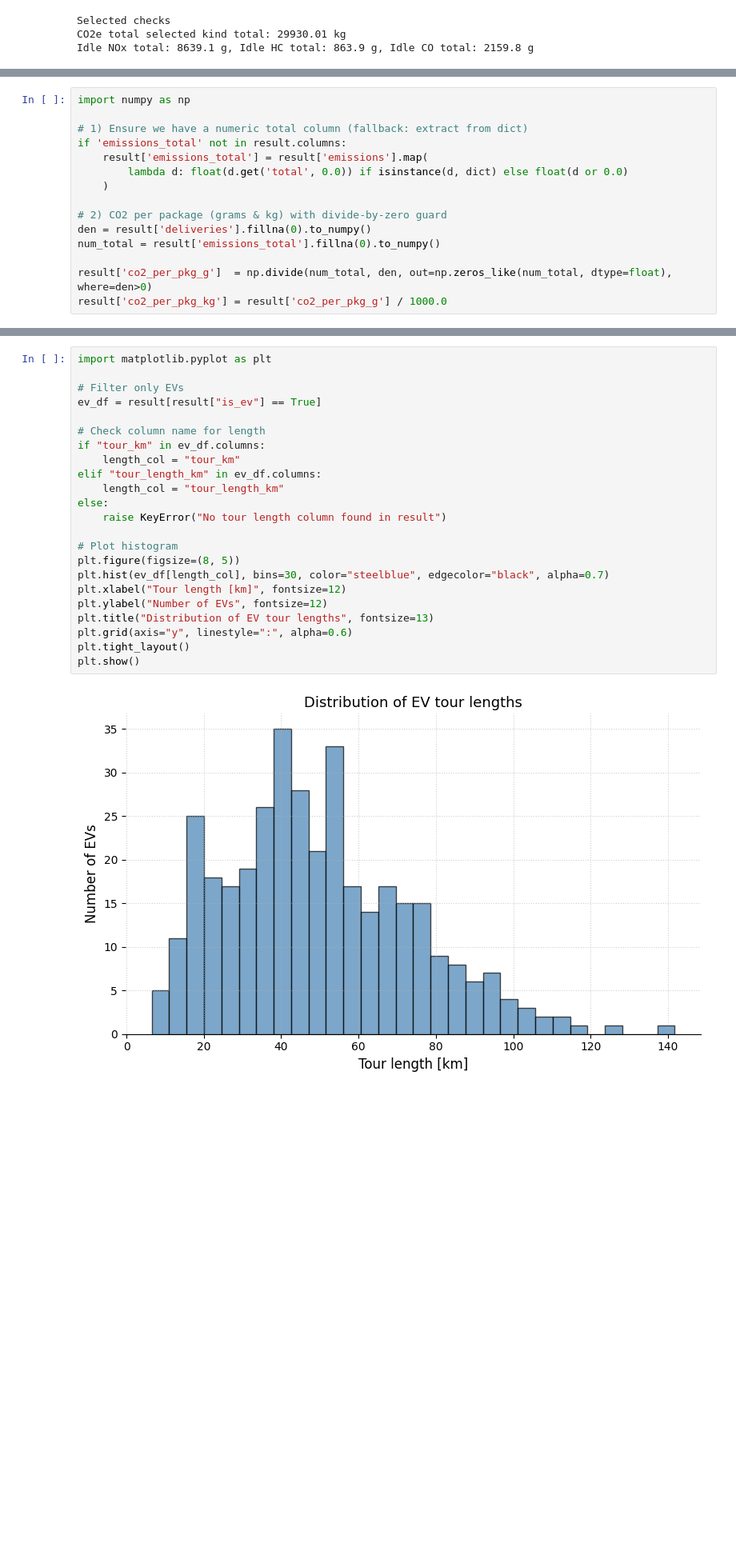
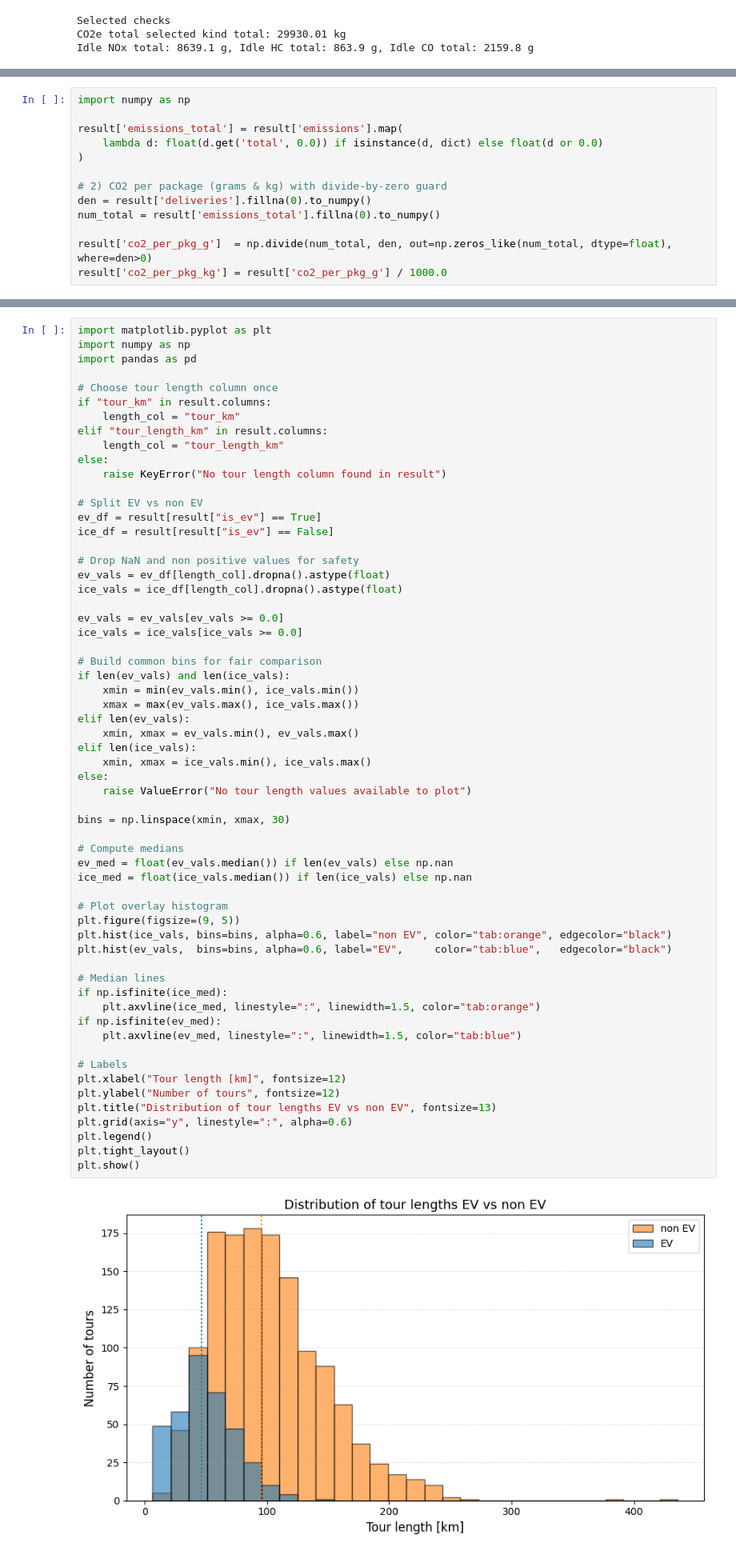
Before and after one commit to TUBS-IVS/HAGRID, a Jupyter notebook: parcel-analysis/result-analysis-impact.ipynb, the cells around one changed output, grey strips where cells are left out. Shown at 80% size. Cells and saved outputs as stored; diff of their text form; blank space fills up the shorter version.

```diff
--- a/parcel-analysis/result-analysis-impact.ipynb
+++ b/parcel-analysis/result-analysis-impact.ipynb
@@ -4297,11 +4195,9 @@ Name: emissions, Length: 1715, dtype: object
 # %%
 import numpy as np
 
-# 1) Ensure we have a numeric total column (fallback: extract from dict)
-if 'emissions_total' not in result.columns:
-    result['emissions_total'] = result['emissions'].map(
-        lambda d: float(d.get('total', 0.0)) if isinstance(d, dict) else float(d or 0.0)
-    )
+result['emissions_total'] = result['emissions'].map(
+    lambda d: float(d.get('total', 0.0)) if isinstance(d, dict) else float(d or 0.0)
+)
 
 # 2) CO2 per package (grams & kg) with divide-by-zero guard
 den = result['deliveries'].fillna(0).to_numpy()
@@ -4320,28 +4824,65 @@ np.float64(21111.834665147242)
 # %%
 import matplotlib.pyplot as plt
+import numpy as np
+import pandas as pd
 
-# Filter only EVs
-ev_df = result[result["is_ev"] == True]
-
-# Check column name for length
-if "tour_km" in ev_df.columns:
+# Choose tour length column once
+if "tour_km" in result.columns:
     length_col = "tour_km"
-elif "tour_length_km" in ev_df.columns:
+elif "tour_length_km" in result.columns:
     length_col = "tour_length_km"
 else:
     raise KeyError("No tour length column found in result")
 
-# Plot histogram
-plt.figure(figsize=(8, 5))
-plt.hist(ev_df[length_col], bins=30, color="steelblue", edgecolor="black", alpha=0.7)
+# Split EV vs non EV
+ev_df = result[result["is_ev"] == True]
+ice_df = result[result["is_ev"] == False]
+
+# Drop NaN and non positive values for safety
+ev_vals = ev_df[length_col].dropna().astype(float)
+ice_vals = ice_df[length_col].dropna().astype(float)
+
+ev_vals = ev_vals[ev_vals >= 0.0]
+ice_vals = ice_vals[ice_vals >= 0.0]
+
+# Build common bins for fair comparison
+if len(ev_vals) and len(ice_vals):
+    xmin = min(ev_vals.min(), ice_vals.min())
+    xmax = max(ev_vals.max(), ice_vals.max())
+elif len(ev_vals):
+    xmin, xmax = ev_vals.min(), ev_vals.max()
+elif len(ice_vals):
+    xmin, xmax = ice_vals.min(), ice_vals.max()
+else:
+    raise ValueError("No tour length values available to plot")
+
+bins = np.linspace(xmin, xmax, 30)
+
+# Compute medians
+ev_med = float(ev_vals.median()) if len(ev_vals) else np.nan
+ice_med = float(ice_vals.median()) if len(ice_vals) else np.nan
+
+# Plot overlay histogram
+plt.figure(figsize=(9, 5))
+plt.hist(ice_vals, bins=bins, alpha=0.6, label="non EV", color="tab:orange", edgecolor="black")
+plt.hist(ev_vals,  bins=bins, alpha=0.6, label="EV",     color="tab:blue",   edgecolor="black")
+
+# Median lines
+if np.isfinite(ice_med):
+    plt.axvline(ice_med, linestyle=":", linewidth=1.5, color="tab:orange")
+if np.isfinite(ev_med):
+    plt.axvline(ev_med, linestyle=":", linewidth=1.5, color="tab:blue")
+
+# Labels
 plt.xlabel("Tour length [km]", fontsize=12)
-plt.ylabel("Number of EVs", fontsize=12)
-plt.title("Distribution of EV tour lengths", fontsize=13)
+plt.ylabel("Number of tours", fontsize=12)
+plt.title("Distribution of tour lengths EV vs non EV", fontsize=13)
 plt.grid(axis="y", linestyle=":", alpha=0.6)
+plt.legend()
 plt.tight_layout()
 plt.show()
 # %% [output]
-[figure, old version]
+[figure, new version]
 # %%
 result["co2_per_pkg_g"].groupby(result["provider"]).mean()
 # %% [output]
```
Also changed, not shown: parts of 31 cells of this notebook, 4 other files.
